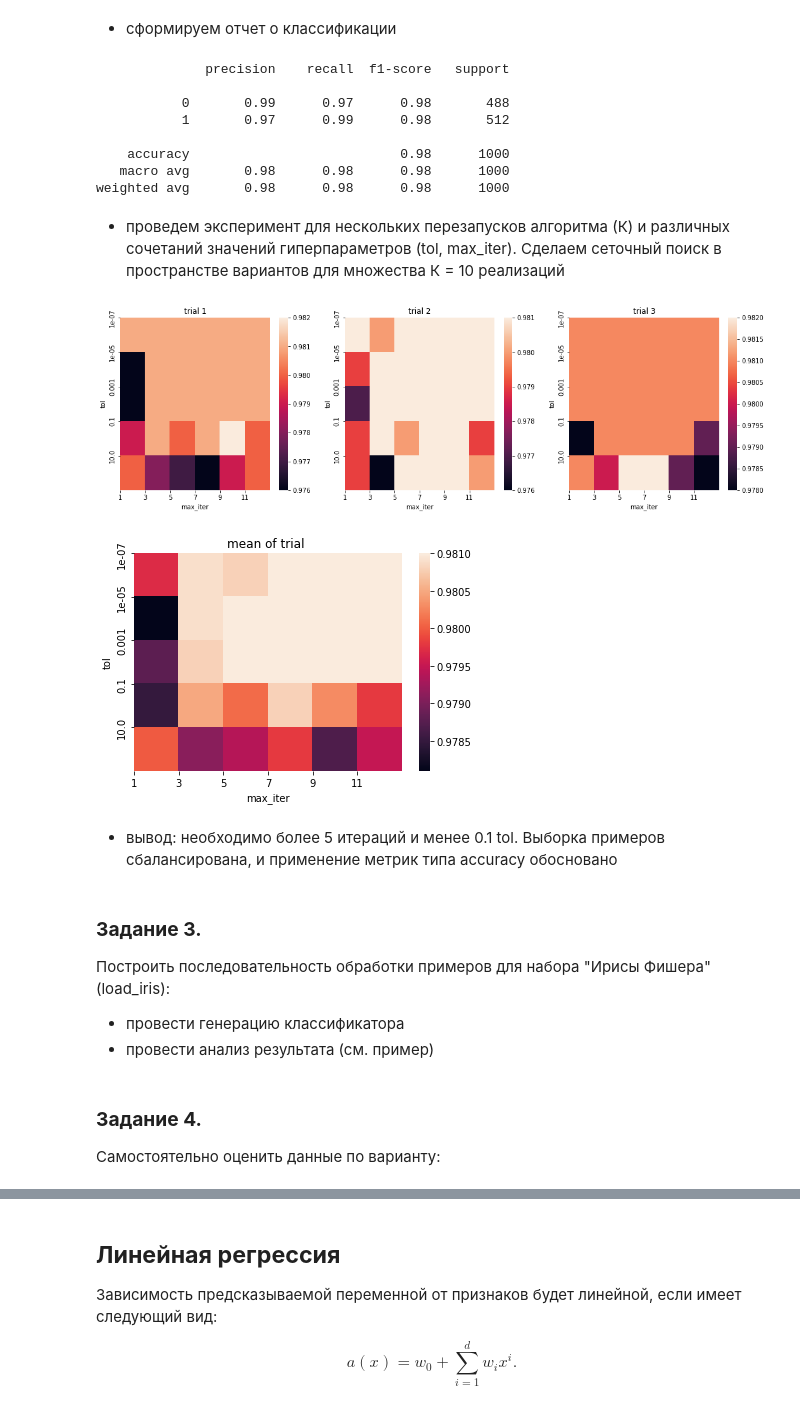
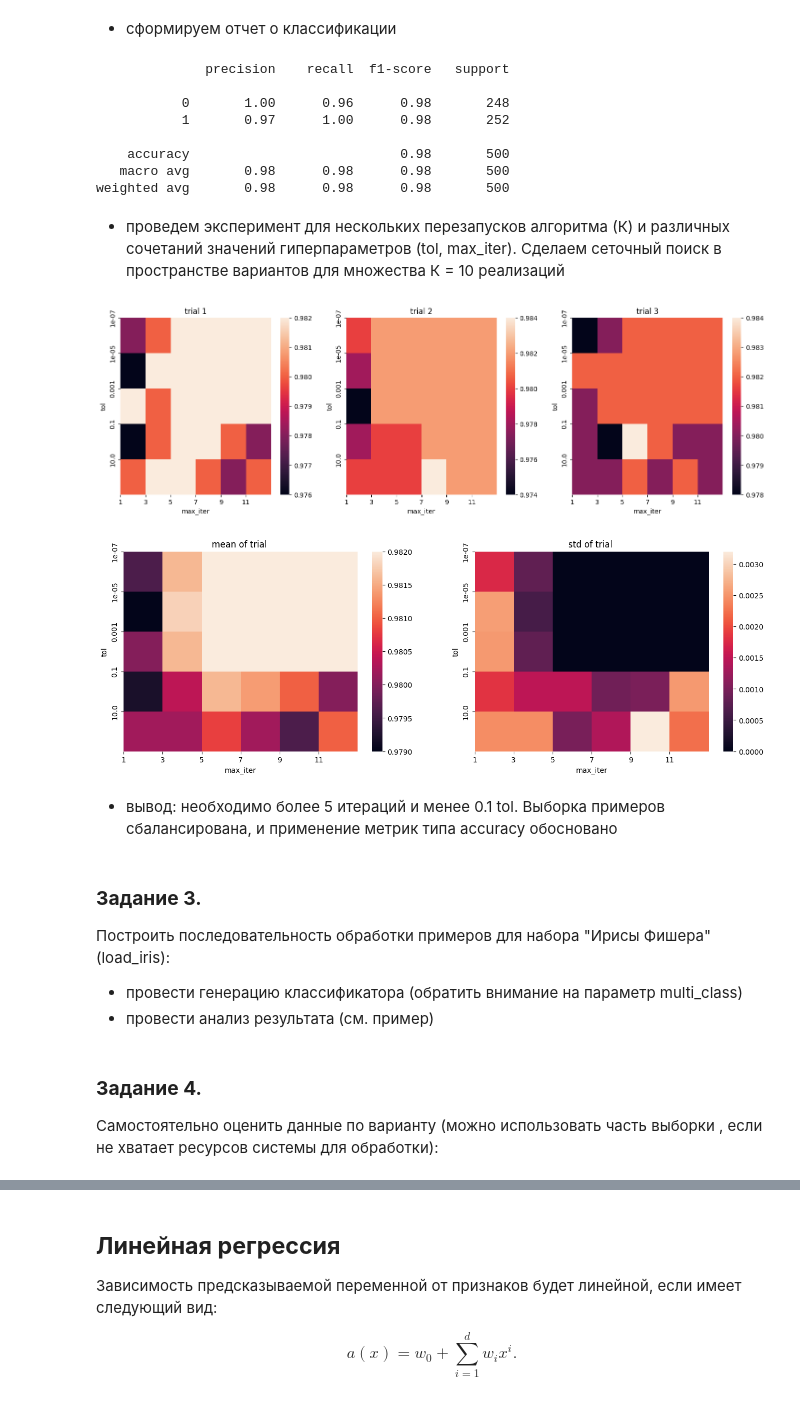
Before and after one commit to mkorlyakova/MSTU-courses, a Jupyter notebook: ML magister/4/ML_lab2.ipynb, the cells around one changed output, grey strips where cells are left out. Saved outputs shown, nothing was run; the diff lists cells and outputs as text; code cells hidden in the pictures.

```diff
--- a/ML magister/4/ML_lab2.ipynb
+++ b/ML magister/4/ML_lab2.ipynb
@@ -185,8 +194,8 @@ plt.show()
 # %%
-# разбиение данных на тренировочные и отложенную выборку (тестовые),
+# разбиение данных на тренировочные, валидацию и отложенную выборку (тестовые),
 #где X, y - описание примеров и их целевое свойство (классы), а test_size=0.2 - пропорция разбиения (доля тестов)
 X_train_tr, X_test_tr, y_train_tr, y_test_tr = train_test_split(classes[0], classes[1], test_size=0.2, random_state=1)
-
+X_val_tr, X_test_tr, y_val_tr, y_test_tr = train_test_split(X_test_tr, y_test_tr, test_size=0.5, random_state=1)
 # иницилизируем начальный вектор весов
 w0 = np.zeros((X_train_tr.shape[1]+1, 1))+0.1
 n_iterations = 500
@@ -195,15 +204,18 @@ eta = 0.05
 w, losses = optimize(w0, X_train_tr, y_train_tr, n_iterations, eta)
 
 y_predicted_test = predict(w, X_test_tr)
+y_predicted_val = predict(w, X_val_tr)
 y_predicted_train = predict(w, X_train_tr)
 
 # В качестве меры точности возьмем долю правильных ответов
-train_accuracy = 100.0 - np.mean(np.abs(y_predicted_train - y_train_tr)*100.0)
-test_accuracy = 100.0 - np.mean(np.abs(y_predicted_test-y_test_tr)*100.0)
+train_accuracy = 1.0 - np.mean(np.abs(y_predicted_train - y_train_tr)*1.0)
+val_accuracy = 1.0 - np.mean(np.abs(y_predicted_val-y_val_tr)*1.0)
+test_accuracy = 1.0 - np.mean(np.abs(y_predicted_test-y_test_tr)*1.0)
 
 print(f"Итоговый вектор весов w: {w}")
-print(f"Точность на обучающей выборке: {train_accuracy:.3f}")
-print(f"Точность на тестовой выборке: {test_accuracy:.3f}")
+print(f"Аккуратность на обучающей выборке: {train_accuracy:.3f}")
+print(f"Аккуратность на val выборке: {val_accuracy:.3f}")
+print(f"Аккуратность на тестовой выборке: {test_accuracy:.3f}")
 # %% [output]
 Итоговый вектор весов w: [[-0.25265114]
  [ 2.85147318]
@@ -409,66 +422,80 @@ print(classification_report(y_test_tr, y_pred))
 # %% [output]
               precision    recall  f1-score   support
 
-           0       0.99      0.97      0.98       488
-           1       0.97      0.99      0.98       512
+           0       1.00      0.96      0.98       248
+           1       0.97      1.00      0.98       252
 
-    accuracy                           0.98      1000
-   macro avg       0.98      0.98      0.98      1000
-weighted avg       0.98      0.98      0.98      1000
+    accuracy                           0.98       500
+   macro avg       0.98      0.98      0.98       500
+weighted avg       0.98      0.98      0.98       500
 # %% [markdown]
   - проведем эксперимент для нескольких перезапусков алгоритма (К) и различных сочетаний значений гиперпараметров (tol, max_iter). Сделаем сеточный поиск в пространстве вариантов для множества К = 10 реализаций
 # %%
 import seaborn as sns
+# %%
+K = 10
+acc_mean = np.empty([5, 6])
+acc_std = np.empty([5, 6])
 # %%
 # Эксперимент
 rez = []
 K = 10
-for tol in np.logspace(-7,1,5):
-  for max_iter in range(1,12,2):
+for i, tol in enumerate(np.logspace(-7,1,5)):
+  for j, max_iter in enumerate(range(1,12,2)):
     acc = []
     for k in range(K):
       logistic_regressor = LogisticRegression( tol = tol, max_iter=max_iter, solver = 'saga')
       # обучим ее
       logistic_regressor.fit(X_train_tr, y_train_tr)
-      y_pred = logistic_regressor.predict(X_test_tr)
-      acc += [accuracy_score(y_test_tr,y_pred)]
+      y_pred = logistic_regressor.predict(X_val_tr)
+      acc += [accuracy_score(y_val_tr,y_pred)]
+    acc_mean[i, j] = np.mean(acc)
+    acc_std[i, j] = np.std(acc)
     rez += [[tol,max_iter]+ acc]
 
 rez = np.array(rez)
 
 # Визуализация результата в форме тепловой диаграммы для отдельных реализаций
 plt.figure(figsize = (18,5))
 for i in [1,2,3]:
   plt.subplot(1,3,i)
   acc_all = rez[:,-i].reshape(5,6)
   sns.heatmap(acc_all)
   plt.title('trial '+str(i))
   plt.xlabel('max_iter')
   plt.xticks(list(range(6)),[str(x) for x in range(1,12,2)])
   plt.ylabel('tol')
   plt.yticks(list(range(5)),[str(x) for x in np.logspace(-7,1,5)])
 plt.show()
 
 # Визуализация результата в форме тепловой диаграммы для среднего по всем реализациям (можно еще и разбросс смотреть)
+fig, ax = plt.subplots(1,2, figsize=(16,5))
+sns.heatmap(acc_mean, ax = ax[0])
 
-acc_mean = rez[:,-K:].mean(axis=1).reshape(5,6)
-sns.heatmap(acc_mean)
-plt.title('mean of trial ')
-plt.xlabel('max_iter')
-plt.xticks(list(range(6)),[str(x) for x in range(1,12,2)])
-plt.ylabel('tol')
-plt.yticks(list(range(5)),[str(x) for x in np.logspace(-7,1,5)])
+ax[0].set_title('mean of trial ')
+ax[0].set_xlabel('max_iter')
+ax[0].set_xticks(list(range(6)),[str(x) for x in range(1,12,2)])
+ax[0].set_ylabel('tol')
+ax[0].set_yticks(list(range(5)),[str(x) for x in np.logspace(-7,1,5)])
+
+sns.heatmap(acc_std, ax = ax[1])
+
+ax[1].set_title('std of trial ')
+ax[1].set_xlabel('max_iter')
+ax[1].set_xticks(list(range(6)),[str(x) for x in range(1,12,2)])
+ax[1].set_ylabel('tol')
+ax[1].set_yticks(list(range(5)),[str(x) for x in np.logspace(-7,1,5)])
 plt.show()
 # %% [output]
-[figure, old version]
+[figure, new version]
-[figure, old version]
+[figure, new version]
 # %% [markdown]
   - вывод: необходимо более 5 итераций и менее 0.1 tol. Выборка примеров сбалансирована, и применение метрик типа accuracy обосновано
 # %% [markdown]
 ### **Задание 3.**
 
 Построить последовательность обработки примеров для набора "Ирисы Фишера"(load_iris):
- - провести генерацию классификатора
+ - провести генерацию классификатора (обратить внимание на параметр multi_class)
  - провести анализ результата (см. пример)
 # %%
 data = load_iris()
@@ -477,5 +504,5 @@ X_train_tr, X_test_tr, y_train_tr, y_test_tr = train_test_split(X, y, test_size=
 # %% [markdown]
 ### **Задание 4.**
 
-Самостоятельно оценить данные по варианту:
+Самостоятельно оценить данные по варианту (можно использовать часть выборки , если не хватает ресурсов системы для обработки):
 # %%
```
Also changed, not shown: parts of 55 cells of this notebook.
